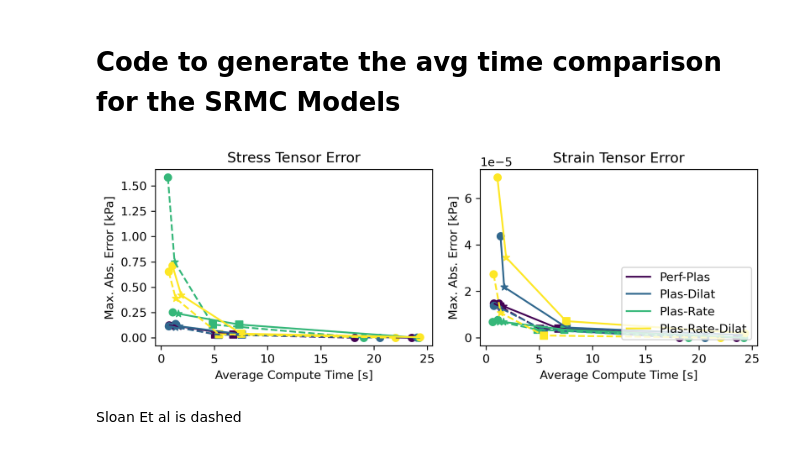
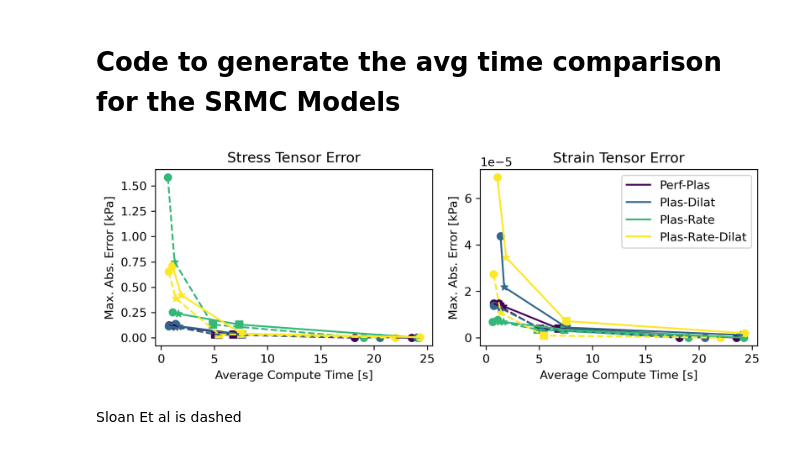
Before and after one commit to WaveHello-Masters/SRMC_Comparison, a Jupyter notebook: avg_time_error.ipynb, the cells around one changed output. Cells and saved outputs as stored; diff of their text form; code cells hidden in the pictures.

Commit message:
Moved legend loc

```diff
--- a/avg_time_error.ipynb
+++ b/avg_time_error.ipynb
@@ -66,34 +66,34 @@ for color, label, df in zip(colors, labels, dfs):
                 color = color, linestyle = linestyle[0], label = label)
 
     # Plot the sloan data
     # plot the stress data
     plot_marker(df["sloan_avg_time"], df["sloan_stress_error"], markers, axs[0], color)
     axs[0].plot(df["sloan_avg_time"], df["sloan_stress_error"],
                 color = color, linestyle = linestyle[1])
 
     # Plot the strain data
     plot_marker(df["sloan_avg_time"], df["sloan_strain_error"], markers, axs[1], color)
     axs[1].plot(df["sloan_avg_time"], df["sloan_strain_error"],
                 color = color, linestyle = linestyle[1])
 
 # Set the plot information
 axs[0].set_title("Stress Tensor Error")
 axs[0].set_xlabel("Average Compute Time [s]")
 axs[0].set_ylabel("Max. Abs. Error [kPa]")
 
 axs[1].set_title("Strain Tensor Error")
 axs[1].set_xlabel("Average Compute Time [s]")
 axs[1].set_ylabel("Max. Abs. Error [kPa]")
-axs[1].legend(loc = "lower right")
+axs[1].legend(loc = "upper right")
 
 
 plt.tight_layout()
 
 image_name = "srmc_tensor_error.pdf"
 srmc_latex_folder = "/home/jmoore/Documents/Master_Thesis/chapters/Constitutive_Modelling/srmc_images"
 save_fig_path = os.path.join(srmc_latex_folder, image_name)
 fig.savefig(save_fig_path, format = "pdf", bbox_inches = 'tight')
 # %% [output]
-[figure, old version]
+[figure, new version]
 # %% [markdown]
 Sloan Et al is dashed
```
